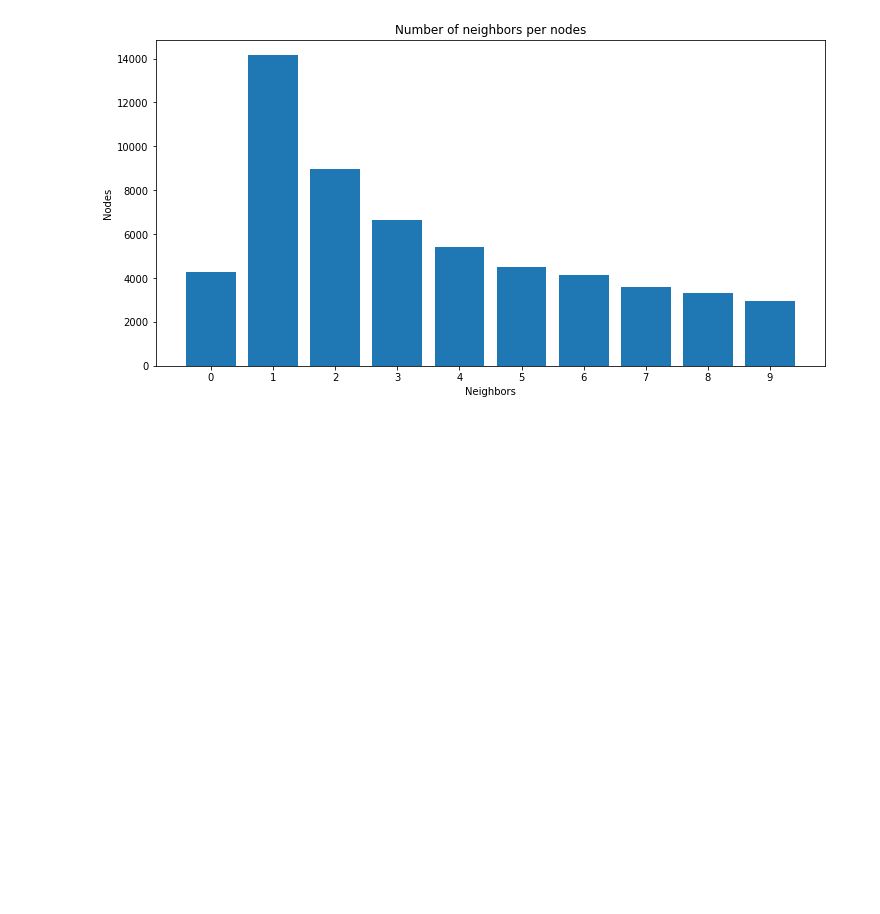
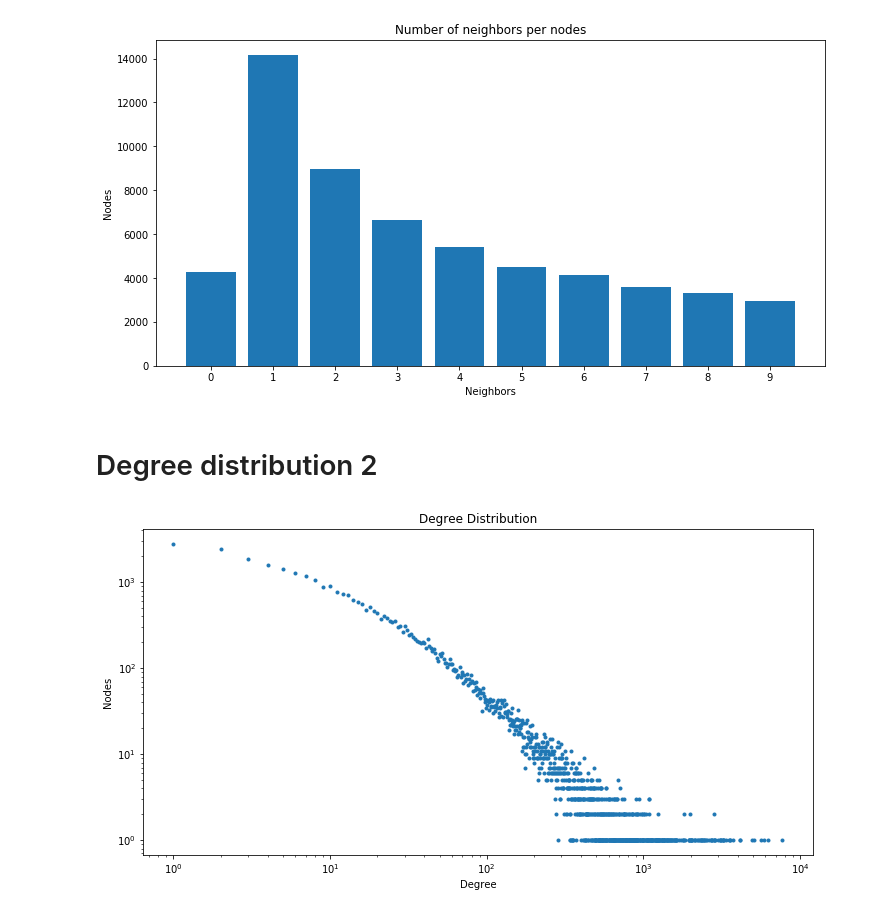
Before and after one commit to biyanisuraj/the_facebook_scandal, a Jupyter notebook: scripts/visualization/network_analysis.ipynb, the cells around one changed output. Saved outputs shown, nothing was run; the diff lists cells and outputs as text; code cells hidden in the pictures; blank space fills up the shorter version.

Commit message:
Added another plot for the degrees distribution

```diff
--- a/scripts/visualization/network_analysis.ipynb
+++ b/scripts/visualization/network_analysis.ipynb
@@ -185,3 +185,16 @@ plt.ylabel('Nodes')
 plt.show()
 # %% [output]
 [figure]
+# %% [markdown]
+# Degree distribution 2
+# %%
+hist = nx.degree_histogram(g)
+
+plt.plot(range(0, len(hist)), hist, ".")
+plt.title("Degree Distribution")
+plt.xlabel("Degree")
+plt.ylabel("Nodes")
+plt.loglog()
+plt.show()
+# %% [output]
+[figure, added]
```
